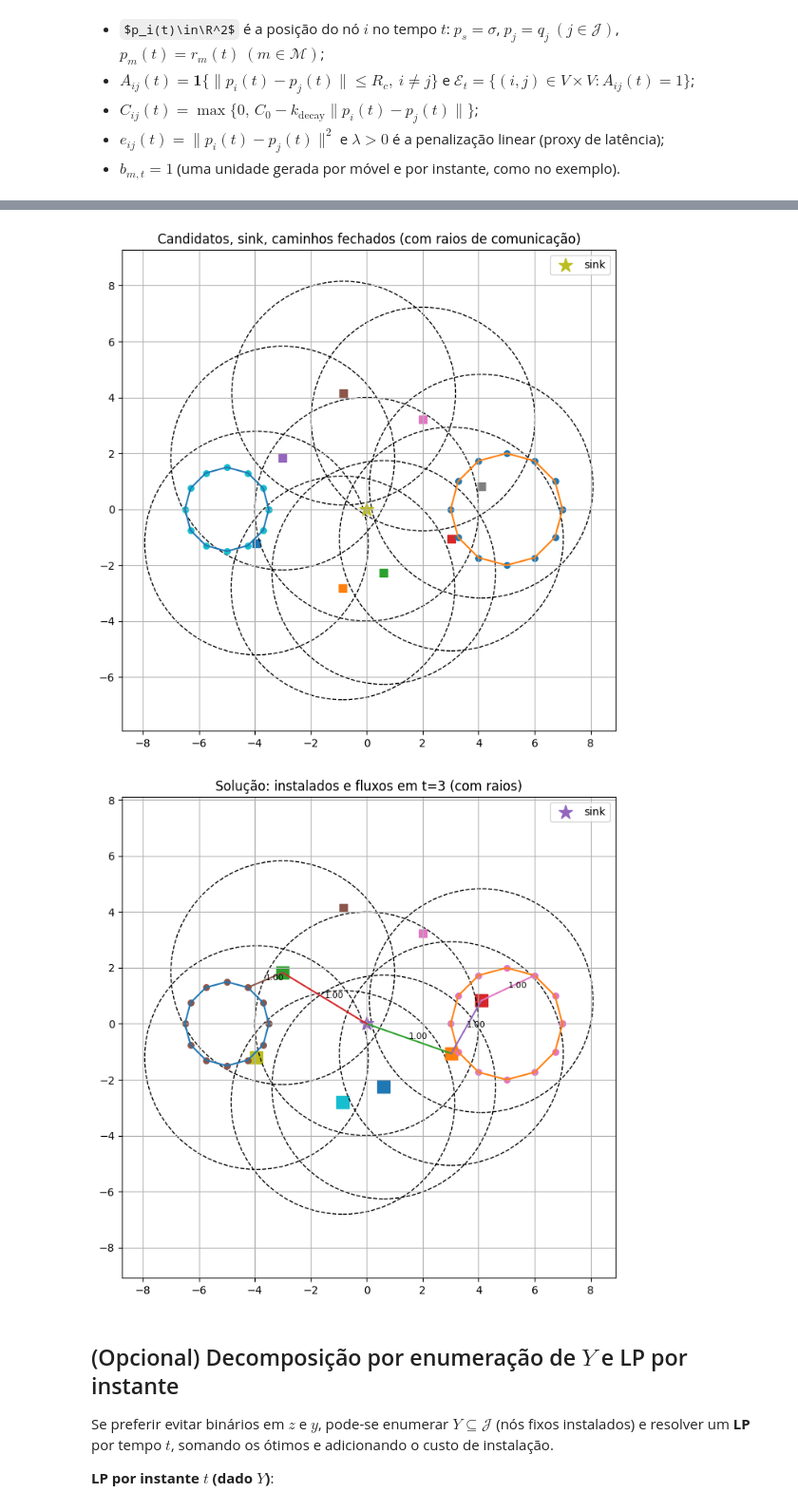
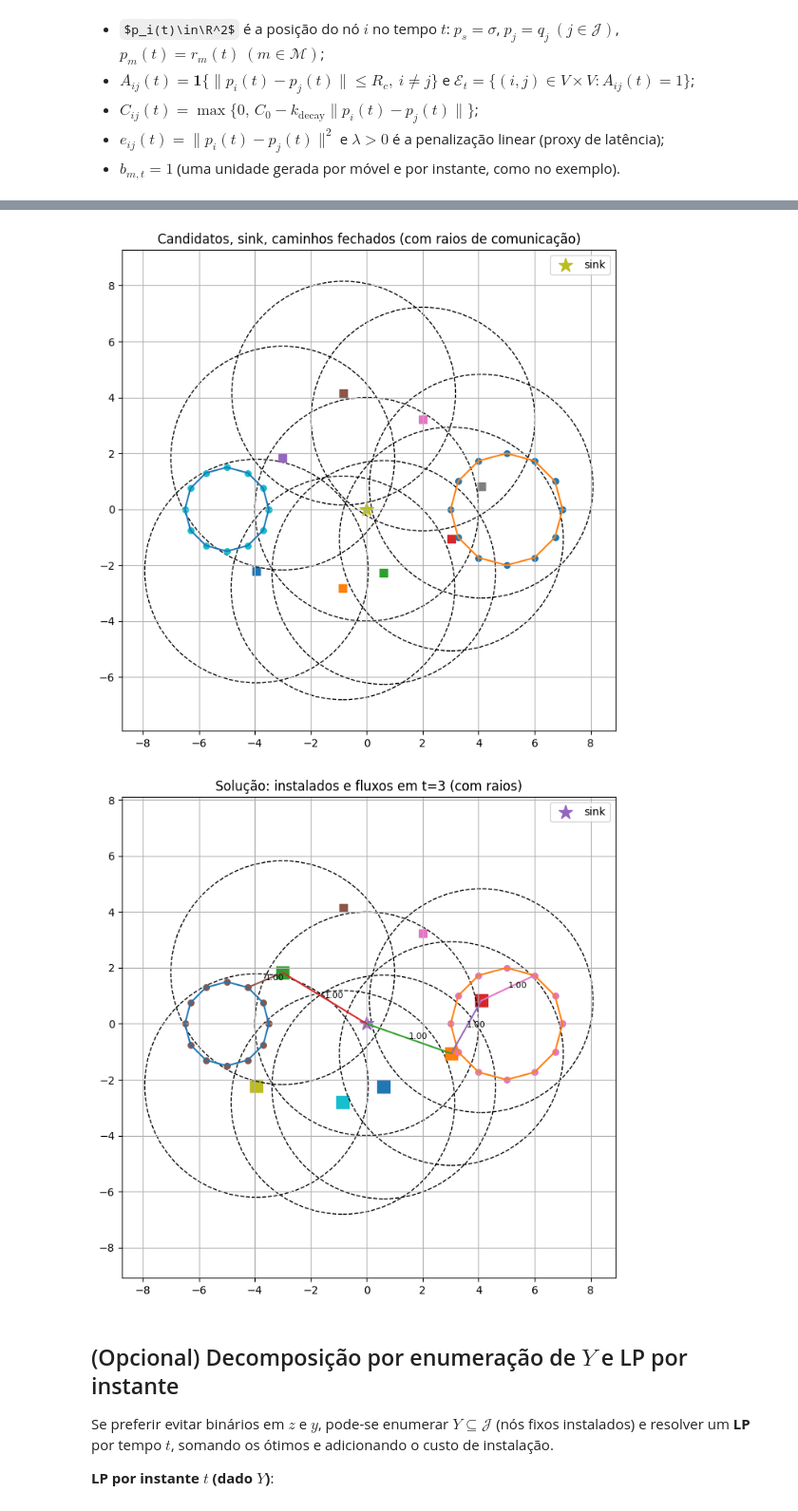
Before and after one commit to JunioCesarFerreira/AutonomousSystems_Optimization_and_DecisionMaking, a Jupyter notebook: 03-research/2.wsn-optimization.ipynb, the cells around one changed output, grey strips where cells are left out. Shown at 95% size. Drawn from its saved outputs; the diff is of its cells as text; code cells hidden in the pictures; some formulas as TeX source.

```diff
--- a/02-otimization/8.wsn-optimization.ipynb
+++ b/03-research/2.wsn-optimization.ipynb
@@ -89,7 +89,7 @@ q_sink = np.array([0.0, 0.0])
 F = [("f", j) for j in range(F_max)]
 q_fixed = {}
 grid_points = [
-    (-4, -1), (-1, -3), (1, -2), (3, -1),
+    (-4, -2), (-1, -3), (1, -2), (3, -1),
     (-3,  2), (-1,  4), (2,  3),  (4,  1)
 ]
 for j, gpnt in enumerate(grid_points[:F_max]):
@@ -304,5 +304,5 @@ Best objective 4.430608859052e+02, best bound 4.430608859052e+02, gap 0.0000%
-[figure, old version]
+[figure, new version]
-[figure, old version]
+[figure, new version]
 # %% [markdown]
 ## (Opcional) Decomposição por enumeração de $Y$ e LP por instante
 
```
Also changed, not shown: parts of 3 cells of this notebook, 2 other files.
